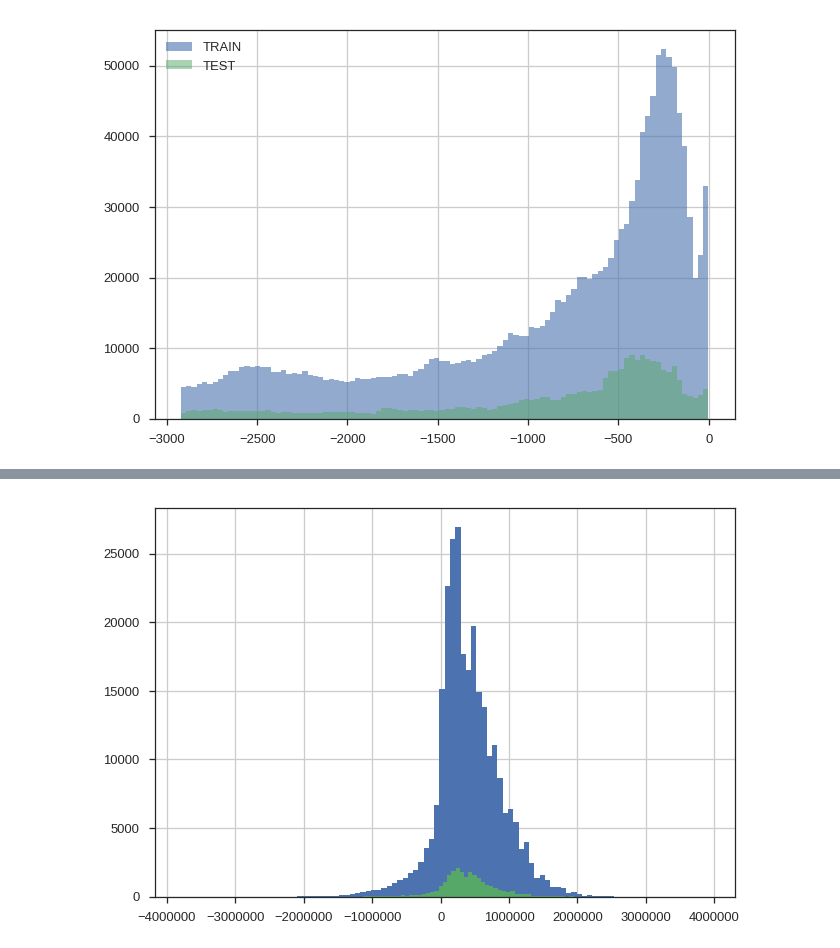
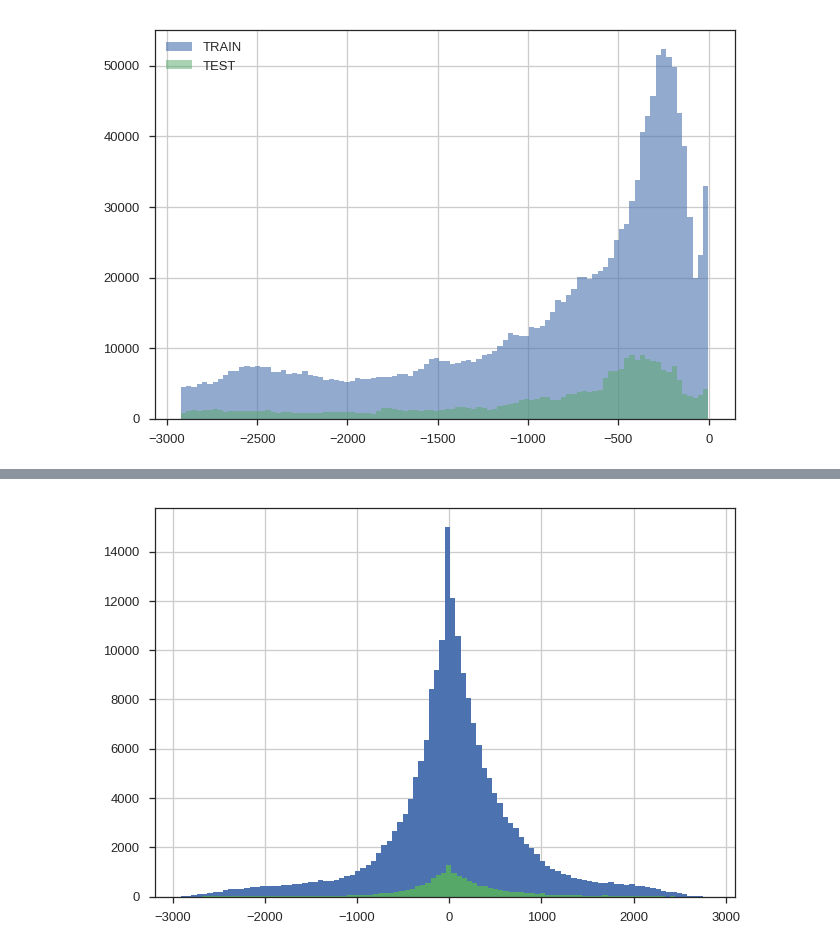
Before and after one commit to numb3r33/Kaggle_Home_Credit, a Jupyter notebook: notebooks/EDA.ipynb, the cells around one changed output, grey strips where cells are left out. Saved outputs shown, nothing was run; the diff lists cells and outputs as text; code cells hidden in the pictures.

```diff
--- a/notebooks/EDA.ipynb
+++ b/notebooks/EDA.ipynb
@@ -14,8 +14,9 @@ basepath = os.path.expanduser('../')
 # %%
 %%time
 
-app_train = pd.read_csv(os.path.join(basepath, 'data/raw/application_train.csv.zip'))
-app_test  = pd.read_csv(os.path.join(basepath, 'data/raw/application_test.csv.zip'))
+app_train = pd.read_feather(os.path.join(basepath, 'data/processed/application_train.feather'))
+app_test  = pd.read_feather(os.path.join(basepath, 'data/processed/application_test.feather'))
 
-prev_app  = pd.read_csv(os.path.join(basepath, 'data/raw/previous_application.csv.zip'))
+bureau    = pd.read_feather(os.path.join(basepath, 'data/processed/bureau.feather'))
+prev_app  = pd.read_pickle(os.path.join(basepath, 'data/processed/prev_app.pkl'))
 # %% [output]
@@ -45,9 +46,6 @@ plt.legend(loc='best');
 # %%
 %%time
 
-tr = app_train.loc[:, ['SK_ID_CURR', 'AMT_CREDIT']].merge(prev_app.loc[:, ['SK_ID_CURR', 'DAYS_DECISION', 'AMT_CREDIT']],
-                                                          on='SK_ID_CURR',
-                                                          how='left',
-                                                          suffixes=('_curr', '_prev')
-                               )
+tr = bureau.loc[:, ['SK_ID_CURR', 'SK_ID_BUREAU', 'DAYS_ENDDATE_FACT']]\
+           .merge(prev_app.loc[:, ['SK_ID_CURR', 'DAYS_DECISION']], how='left')
 # %% [output]
@@ -64,5 +54,9 @@ rres = app_train.SK_ID_CURR.map(rres)
 # %%
-rres[(app_train.TARGET == 0)].hist(bins=100)
-rres[(app_train.TARGET == 1)].hist(bins=100);
+res = tr.groupby('SK_ID_CURR')[['DAYS_ENDDATE_FACT', 'DAYS_DECISION']].max()
+res = res.DAYS_DECISION - res.DAYS_ENDDATE_FACT
+res = app_train.SK_ID_CURR.map(res)
+
+res[(app_train.TARGET == 0)].hist(bins=100)
+res[(app_train.TARGET == 1)].hist(bins=100);
 # %% [output]
-[figure, old version]
+[figure, new version]
```
Also changed, not shown: parts of 9 cells of this notebook, 1 other file.
